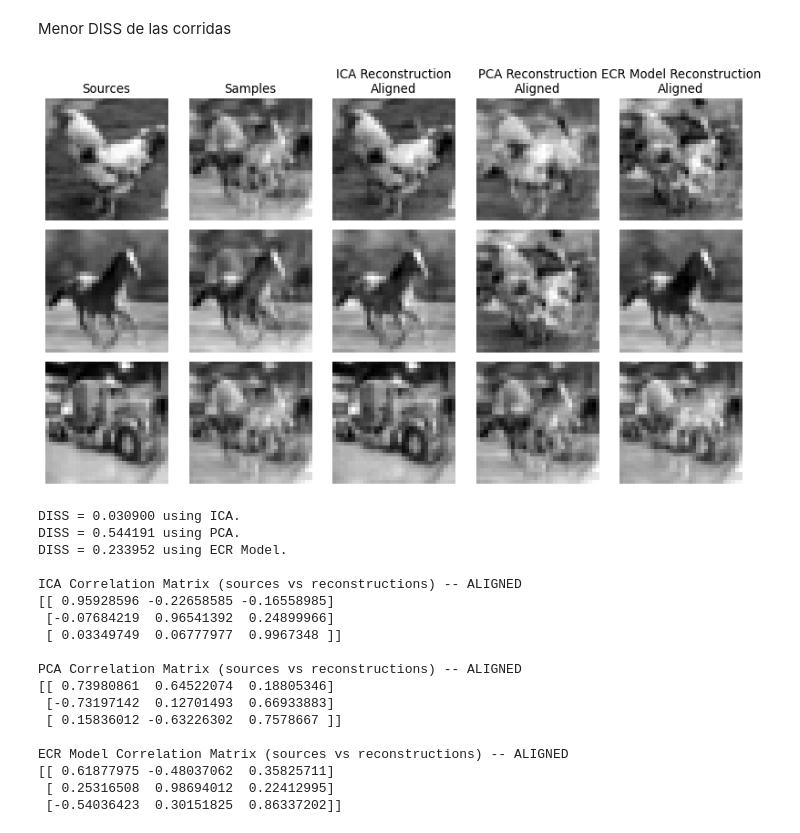
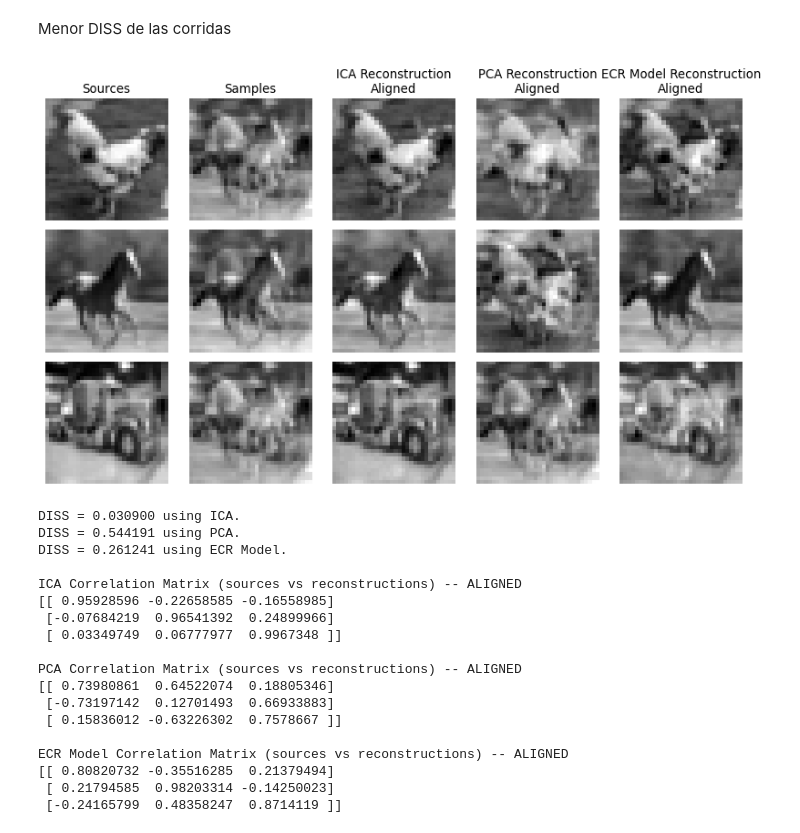
Before and after one commit to nfierroflo/EL7006-1, a Jupyter notebook: T2/EL7006_T2_ITL_P2_Enunciado.ipynb, the cells around one changed output. Drawn from its saved outputs; the diff is of its cells as text; code cells hidden in the pictures.

```diff
--- a/T2/EL7006_T2_ITL_P2_Enunciado.ipynb
+++ b/T2/EL7006_T2_ITL_P2_Enunciado.ipynb
@@ -540,11 +540,16 @@ Seleccione el mejor ancho de banda encontrado. Para dicho ancho de banda, selecc
 
 <font color='red'>Respuesta:</font>
 # %%
-disses = np.array(all_diss_histories[1])
+sigma=0.5
+disses = np.array(all_diss_histories[sigma])
 final_diss = disses[:, -1]
-print(f"Statistics for σ={1}:")
+print(f"Statistics for σ={sigma}:")
 print(f"DISS mediana: {np.median(final_diss)}")
 #minimum diss value
 print(f"DISS mínima: {min(final_diss)}")
-final_diss
+print("")
+print(f"DISS finales: {final_diss}")
+final_diss.sort()
+print("")
+print(f"DISS finales ordenadas: {final_diss}")
 # %% [output]
@@ -556,9 +565,10 @@ array([0.23531101, 0.23479046, 0.25454001, 0.236537  , 0.23652972,
 # %% [markdown]
 DISS igual a la mediana de todas las corridas
 # %%
-model= EntropyModel(kernel_width=0.1)
+model= EntropyModel(kernel_width=0.5)
+
 # Load the model state_dict()
-model.load_state_dict(torch.load('model_1_9.pt'))
+model.load_state_dict(torch.load('model_0.5_3.pt'))
 
 # Transform the samples using the loaded model
 reconstructions = model.transform(samples)
@@ -640,7 +650,7 @@ Menor DISS de las corridas
 # %%
 model= EntropyModel(kernel_width=0.1)
 # Load the model state_dict()
-model.load_state_dict(torch.load('model_1_7.pt'))
+model.load_state_dict(torch.load('model_0.5_2.pt'))
 
 # Transform the samples using the loaded model
 reconstructions = model.transform(samples)
@@ -671,37 +681,37 @@ for ax, recon_pca in zip(axes[:, 3], recon_sources_pca_aligned.T):
 # Plotting the model reconstructions
 axes[0, 4].set_title("ECR Model Reconstruction\nAligned")
 for ax, recon in zip(axes[:, 4], recon_sources_model_aligned.T):
     ax.imshow(recon.reshape(32, 32), cmap="gray")
 
 # Turn off axis for all plots
 [ax.axis("off") for ax in axes.flatten()]
 
 plt.tight_layout()
 plt.show()
 
 diss_ica = compute_dissimilarity(sources, recon_sources_ica)
 diss_pca = compute_dissimilarity(sources, recon_sources_pca)
 print("DISS = %1.6f using ICA." % diss_ica)
 print("DISS = %1.6f using PCA." % diss_pca)
 print("DISS = %1.6f using ECR Model." % final_diss[6])
 print("")
 
 corr_matrix_ica_aligned = compute_correlation(sources, recon_sources_ica_aligned)
 corr_matrix_pca_aligned = compute_correlation(sources, recon_sources_pca_aligned)
 corr_matrix_ECRmodel_aligned = compute_correlation(sources, recon_sources_model_aligned)
 print("ICA Correlation Matrix (sources vs reconstructions) -- ALIGNED")
 print(corr_matrix_ica_aligned)
 print("")
 print("PCA Correlation Matrix (sources vs reconstructions) -- ALIGNED")
 print(corr_matrix_pca_aligned)
 print("")
 print("ECR Model Correlation Matrix (sources vs reconstructions) -- ALIGNED")
 print(corr_matrix_ECRmodel_aligned)
 # %% [output]
-[figure, old version]
+[figure, new version]
 DISS = 0.030900 using ICA.
 DISS = 0.544191 using PCA.
-DISS = 0.233952 using ECR Model.
+DISS = 0.261241 using ECR Model.
 
 ICA Correlation Matrix (sources vs reconstructions) -- ALIGNED
 [[ 0.95928596 -0.22658585 -0.16558985]
@@ -714,6 +724,6 @@ PCA Correlation Matrix (sources vs reconstructions) -- ALIGNED
  [ 0.15836012 -0.63226302  0.7578667 ]]
 
 ECR Model Correlation Matrix (sources vs reconstructions) -- ALIGNED
-[[ 0.61877975 -0.48037062  0.35825711]
- [ 0.25316508  0.98694012  0.22412995]
- [-0.54036423  0.30151825  0.86337202]]
+[[ 0.80820732 -0.35516285  0.21379494]
+ [ 0.21794585  0.98203314 -0.14250023]
+ [-0.24165799  0.48358247  0.8714119 ]]
```
Also changed, not shown: parts of 4 cells of this notebook, 31 other files.
